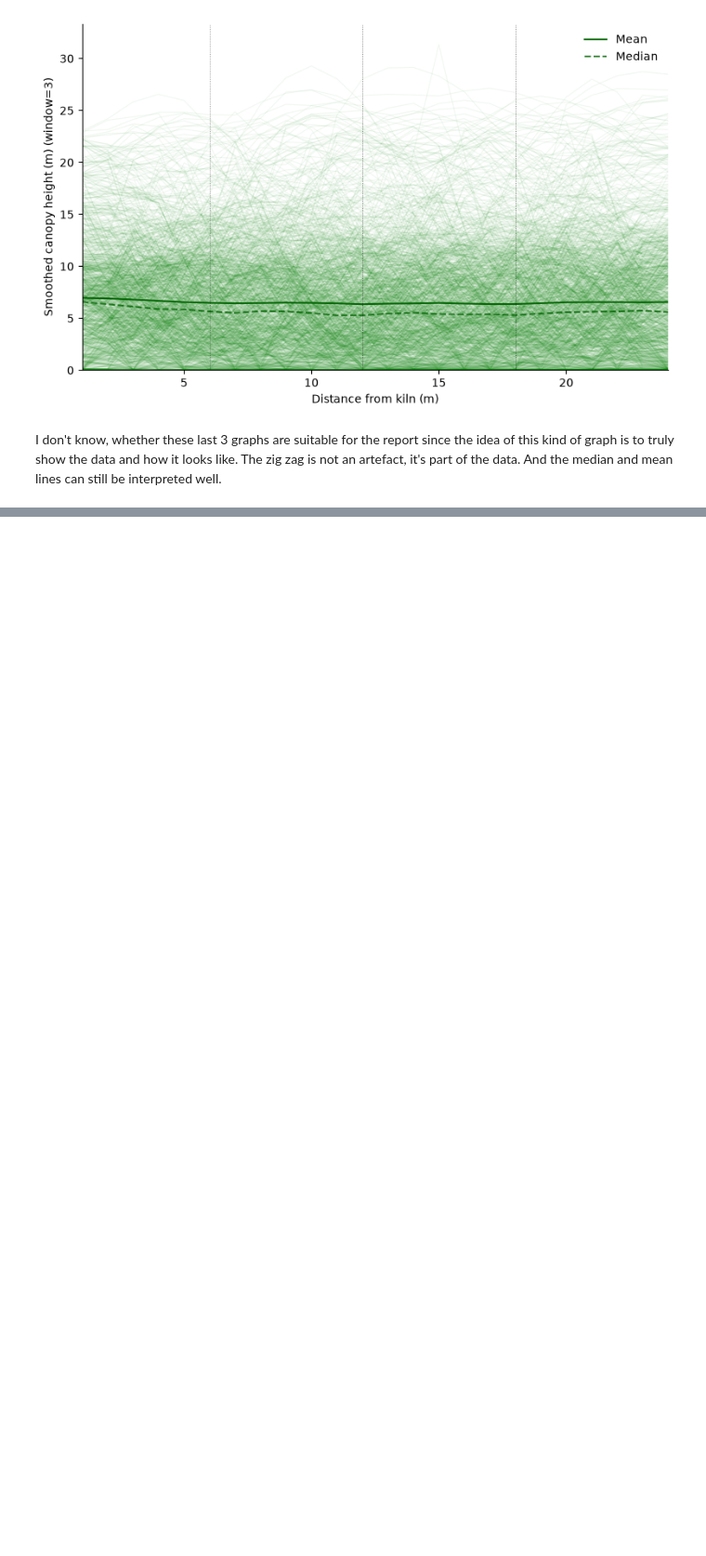
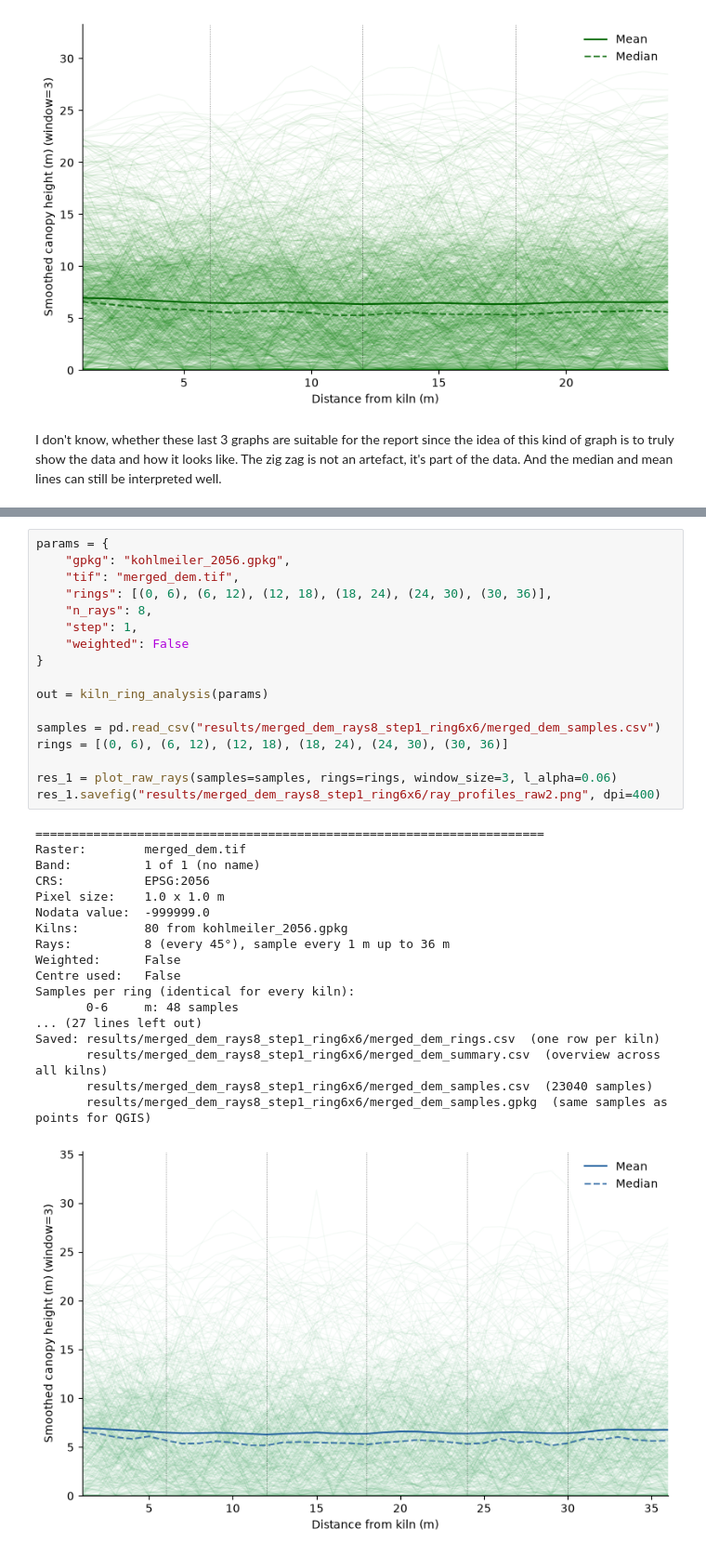
Before and after one commit to fabianott/GEO-715-Project, a Jupyter notebook: new testfolder/experimentation.ipynb, the cells around one changed output, grey strips where cells are left out. Shown at 93% size. Saved outputs shown, nothing was run; the diff lists cells and outputs as text; blank space fills up the shorter version.

Commit message:
Control points

```diff
--- a/new testfolder/experimentation.ipynb
+++ b/new testfolder/experimentation.ipynb
@@ -126,0 +164,36 @@ I don't know, whether these last 3 graphs are suitable for the report since the
+# %%
+params = {
+    "gpkg": "kohlmeiler_2056.gpkg",
+    "tif": "merged_dem.tif",
+    "rings": [(0, 6), (6, 12), (12, 18), (18, 24), (24, 30), (30, 36)],
+    "n_rays": 8,
+    "step": 1,
+    "weighted": False
+}
+
+out = kiln_ring_analysis(params)
+
+samples = pd.read_csv("results/merged_dem_rays8_step1_ring6x6/merged_dem_samples.csv")
+rings = [(0, 6), (6, 12), (12, 18), (18, 24), (24, 30), (30, 36)]
+
+res_1 = plot_raw_rays(samples=samples, rings=rings, window_size=3, l_alpha=0.06)
+res_1.savefig("results/merged_dem_rays8_step1_ring6x6/ray_profiles_raw2.png", dpi=400)
+# %% [output]
+======================================================================
+Raster:        merged_dem.tif
+Band:          1 of 1 (no name)
+CRS:           EPSG:2056
+Pixel size:    1.0 x 1.0 m
+Nodata value:  -999999.0
+Kilns:         80 from kohlmeiler_2056.gpkg
+Rays:          8 (every 45°), sample every 1 m up to 36 m
+Weighted:      False
+Centre used:   False
+Samples per ring (identical for every kiln):
+       0-6     m: 48 samples
+... (27 lines left out)
+Saved: results/merged_dem_rays8_step1_ring6x6/merged_dem_rings.csv  (one row per kiln)
+       results/merged_dem_rays8_step1_ring6x6/merged_dem_summary.csv  (overview across all kilns)
+       results/merged_dem_rays8_step1_ring6x6/merged_dem_samples.csv  (23040 samples)
+       results/merged_dem_rays8_step1_ring6x6/merged_dem_samples.gpkg  (same samples as points for QGIS)
+[figure, added]
```
Also changed, not shown: parts of 9 cells of this notebook, 31 other files.
